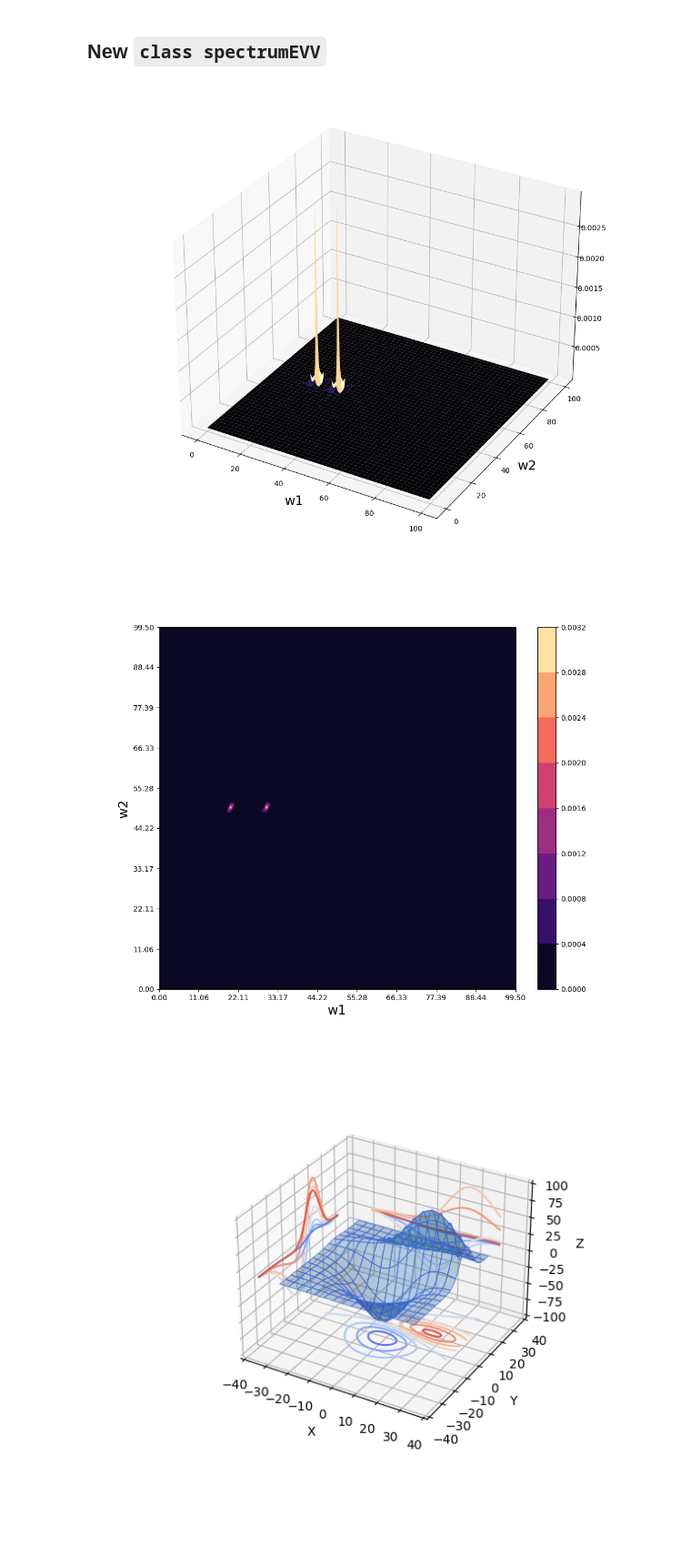
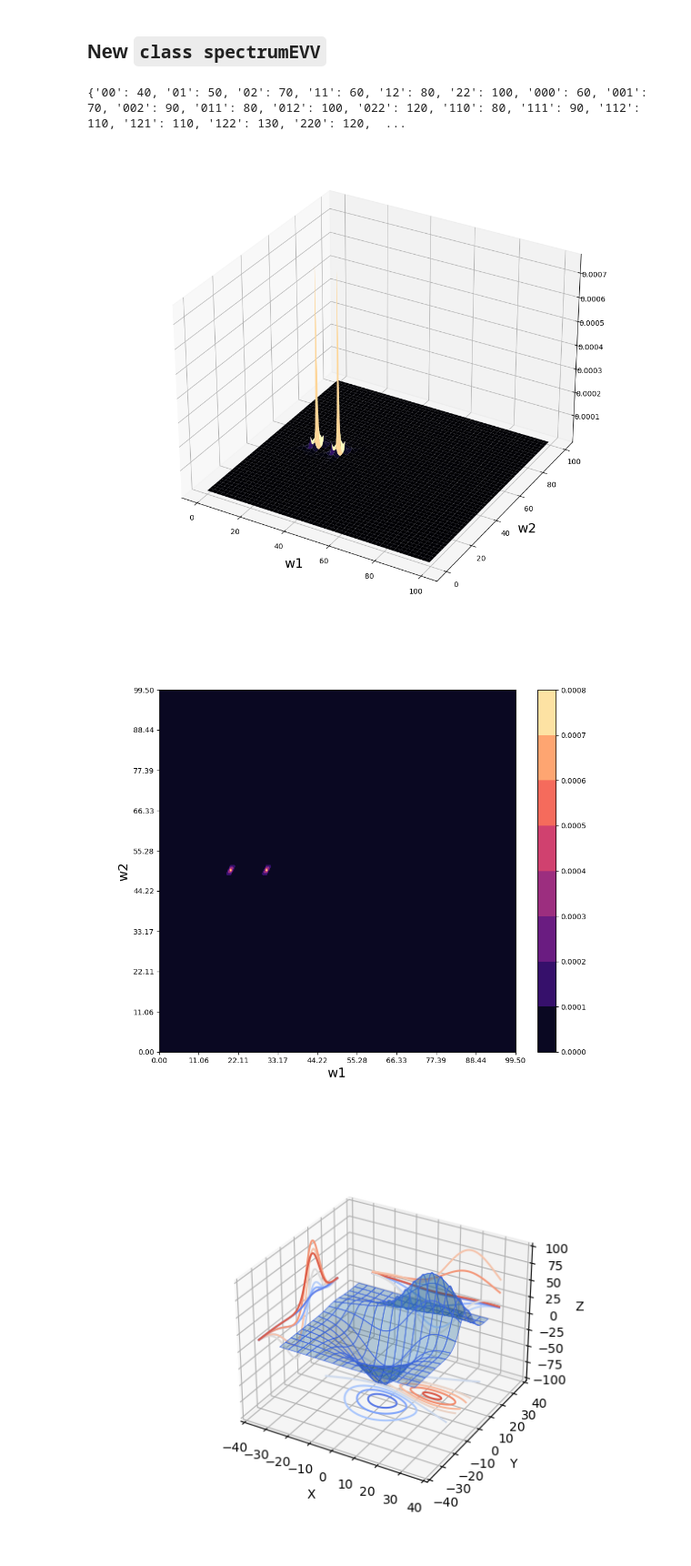
Before and after one commit to wilson-gv-project/wilson-gv, a Jupyter notebook: newnew.ipynb, the cells around one changed output. Shown at 91% size. Cells and saved outputs as stored; diff of their text form; code cells hidden in the pictures; blank space fills up the shorter version.

```diff
--- a/newnew.ipynb
+++ b/newnew.ipynb
@@ -94,10 +94,13 @@ class SpectrumEVV:
             prefac_mech = 1 / self.fundamentals[str(a)] / self.fundamentals[str(b)] / self.fundamentals[str(c)]
 
             total_sum_mech += prefac_mech * averg_mech * self.t1mech(new_states, self.w1, self.w2, self.Gamma, a, b, c)
-            total_sum_mech += prefac_mech * averg_mech * self.t2mech(new_states, self.w1, self.w2, self.Gamma, a, b, c)
-            total_sum_mech += (1/2) * prefac_mech * averg_mech * self.t3mech(new_states, self.w1, self.w2, self.Gamma, a, b, c)
-            total_sum_mech += (1/2) * prefac_mech * averg_mech * self.t4mech(new_states, self.w1, self.w2, self.Gamma, a, b, c)
-
+            # print(total_sum_mech)
+            #total_sum_mech += prefac_mech * averg_mech * self.t2mech(new_states, self.w1, self.w2, self.Gamma, a, b, c)
+            #print(total_sum_mech)
+            #total_sum_mech += (1/2) * prefac_mech * averg_mech * self.t3mech(new_states, self.w1, self.w2, self.Gamma, a, b, c)
+            #print(total_sum_mech)
+            #total_sum_mech += (1/2) * prefac_mech * averg_mech * self.t4mech(new_states, self.w1, self.w2, self.Gamma, a, b, c)
+            # print('-----------')
             return -total_sum_mech/48.
 
 
@@ -106,15 +109,15 @@ class SpectrumEVV:
         from matplotlib import cm, ticker, colors
 
         X, Y = self.w1, self.w2
-        a, b, c = np.arange(len(self.fundamentals)), np.arange(len(self.fundamentals)), np.arange(len(self.fundamentals))
+        # a, b, c = np.arange(len(self.fundamentals)), np.arange(len(self.fundamentals)), np.arange(len(self.fundamentals))
 
         Z = np.zeros(self.shape2d, dtype=('complex128'))
 
         for i in coords_ab:
             # print(i, self.fundamentals[str(i[0])], self.fundamentals[str(i[1])])
-            added = self.gamma_mn(i[0], i[1])
-            x_index = np.where(self.w1 == self.fundamentals[str(i[0])])[0][0]
-            y_index = np.where(self.w2 == self.fundamentals[str(i[1])])[0][0]
+            # added = self.gamma_mn(i[0], i[1])
+            # x_index = np.where(self.w1 == self.fundamentals[str(i[0])])[0][0]
+            # y_index = np.where(self.w2 == self.fundamentals[str(i[1])])[0][0]
 
             # print(added[y_index, x_index])
             # print(added[y_index+5, x_index+5])
@@ -155,7 +158,7 @@ class SpectrumEVV:
         from mpl_toolkits.mplot3d import axes3d
 
         X, Y = self.w1, self.w2
-        a, b, c = np.arange(len(self.fundamentals)), np.arange(len(self.fundamentals)), np.arange(len(self.fundamentals))
+        # a, b, c = np.arange(len(self.fundamentals)), np.arange(len(self.fundamentals)), np.arange(len(self.fundamentals))
 
         # coords_ab = get_abc(2, len(self.fundamentals))
         # coords_ab = [[0, 0], [0, 1]]
@@ -163,9 +166,9 @@ class SpectrumEVV:
 
         for i in coords_ab:
             # print(i, self.fundamentals[str(i[0])], self.fundamentals[str(i[1])])
-            added = self.gamma_mn(i[0], i[1])
-            x_index = np.where(self.w1 == self.fundamentals[str(i[0])])[0][0]
-            y_index = np.where(self.w2 == self.fundamentals[str(i[1])])[0][0]
+            # added = self.gamma_mn(i[0], i[1])
+            # x_index = np.where(self.w1 == self.fundamentals[str(i[0])])[0][0]
+            # y_index = np.where(self.w2 == self.fundamentals[str(i[1])])[0][0]
 
             # print(added[y_index, x_index])
             # print(added[y_index+5, x_index+5])
@@ -206,23 +209,25 @@ def get_abc(nloops, abcrange):
 # %%
 w1 = np.arange(0., 100,0.5)
 w2 = np.arange(0, 100, 0.5)
 X, Y = np.meshgrid(w1, w2)
 
 fundamentals = {'0':20, '1':30
            , '2':50
          }
 
-h = spectrumEVV(w1, w2, fundamentals, Gamma=10**(-0.3))
-h.Delta
+h = SpectrumEVV(w1, w2, fundamentals, Gamma=10**(-0.3))
+print(h.Delta)
 
-coords_ab = get_abc(2, len(h.fundamentals))
+# coords_ab = get_abc(2, len(h.fundamentals))
 abc = get_abc(3, len(h.fundamentals))
 
 # coords_ab = [[0, 0], [0, 1], [0, 2], [1, 0], [1, 1], [1, 2], [2, 0], [2, 1], [2, 2]]
+coords_ab = []
 h.plot2D_surface(coords_ab, abc)
 h.plot2D(coords_ab, abc)
 # %% [output]
+{'00': 40, '01': 50, '02': 70, '11': 60, '12': 80, '22': 100, '000': 60, '001': 70, '002': 90, '011': 80, '012': 100, '022': 120, '110': 80, '111': 90, '112': 110, '121': 110, '122': 130, '220': 120,  ...
-[figure, old version]
+[figure, new version]
 [figure]
 # %%
 from mpl_toolkits.mplot3d import axes3d
```
Also changed, not shown: 3 other files.
